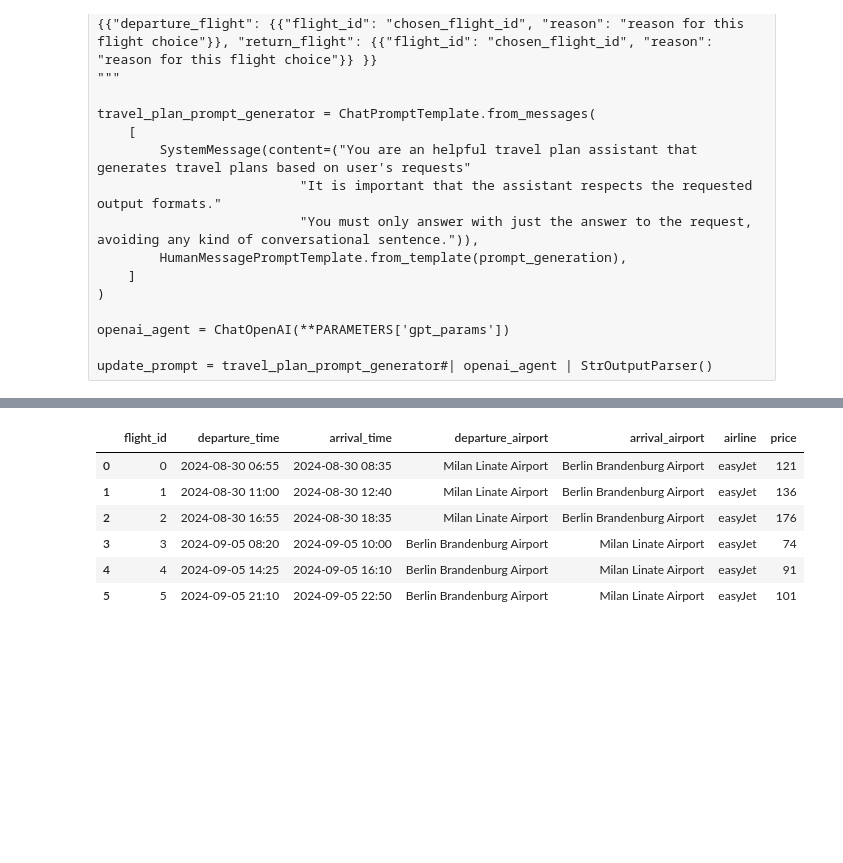
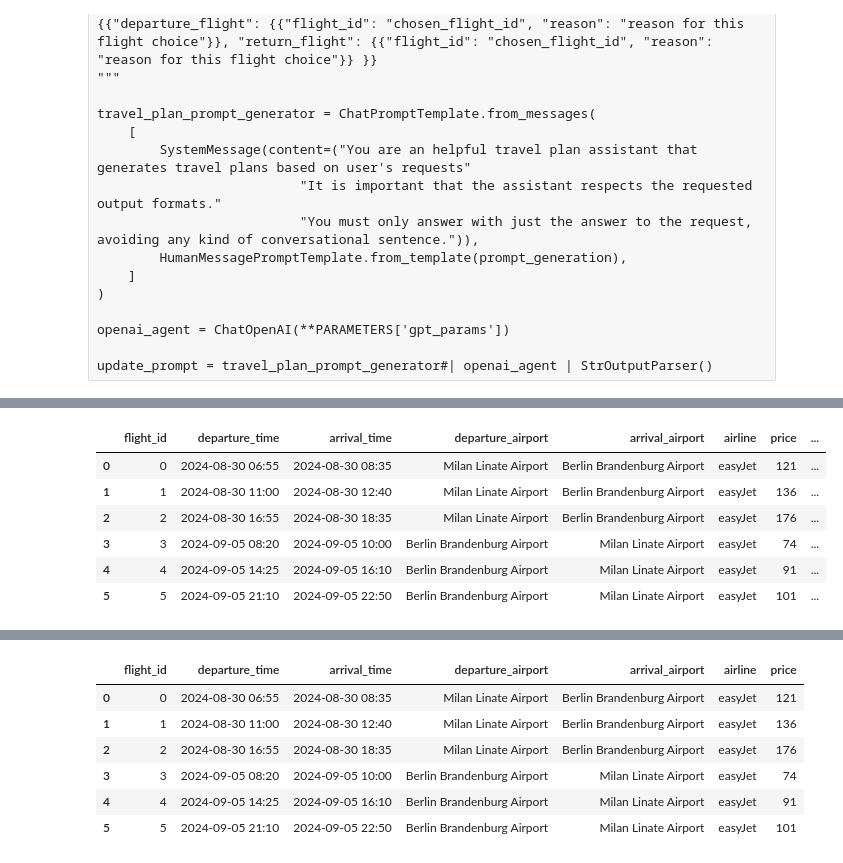
Before and after one commit to RobertoCorti/gptravel, a Jupyter notebook: notebook/chain_experiment.ipynb, the cells around one changed output, grey strips where cells are left out. Saved outputs shown, nothing was run; the diff lists cells and outputs as text; code cells hidden in the pictures; blank space fills up the shorter version.

```diff
--- a/notebook/chain_experiment.ipynb
+++ b/notebook/chain_experiment.ipynb
@@ -1151,3 +1140,13 @@ print(chosen_flights)
+# %%
+pd.DataFrame(flights_info_json)
+# %% [output]
+|  | flight_id | departure_time | arrival_time | departure_airport | arrival_airport | airline | price | ... |
+| 0 | 0 | 2024-08-30 06:55 | 2024-08-30 08:35 | Milan Linate Airport | Berlin Brandenburg Airport | easyJet | 121 | ... |
+| 1 | 1 | 2024-08-30 11:00 | 2024-08-30 12:40 | Milan Linate Airport | Berlin Brandenburg Airport | easyJet | 136 | ... |
+| 2 | 2 | 2024-08-30 16:55 | 2024-08-30 18:35 | Milan Linate Airport | Berlin Brandenburg Airport | easyJet | 176 | ... |
+| 3 | 3 | 2024-09-05 08:20 | 2024-09-05 10:00 | Berlin Brandenburg Airport | Milan Linate Airport | easyJet | 74 | ... |
+| 4 | 4 | 2024-09-05 14:25 | 2024-09-05 16:10 | Berlin Brandenburg Airport | Milan Linate Airport | easyJet | 91 | ... |
+| 5 | 5 | 2024-09-05 21:10 | 2024-09-05 22:50 | Berlin Brandenburg Airport | Milan Linate Airport | easyJet | 101 | ... |
 # %%
 departure_flight_properties = flights_info_json[chosen_flights['departure_flight']['flight_id']]
 return_flight_properties = flights_info_json[chosen_flights['return_flight']['flight_id']]
```
Also changed, not shown: parts of 24 cells of this notebook, 1 other file.
